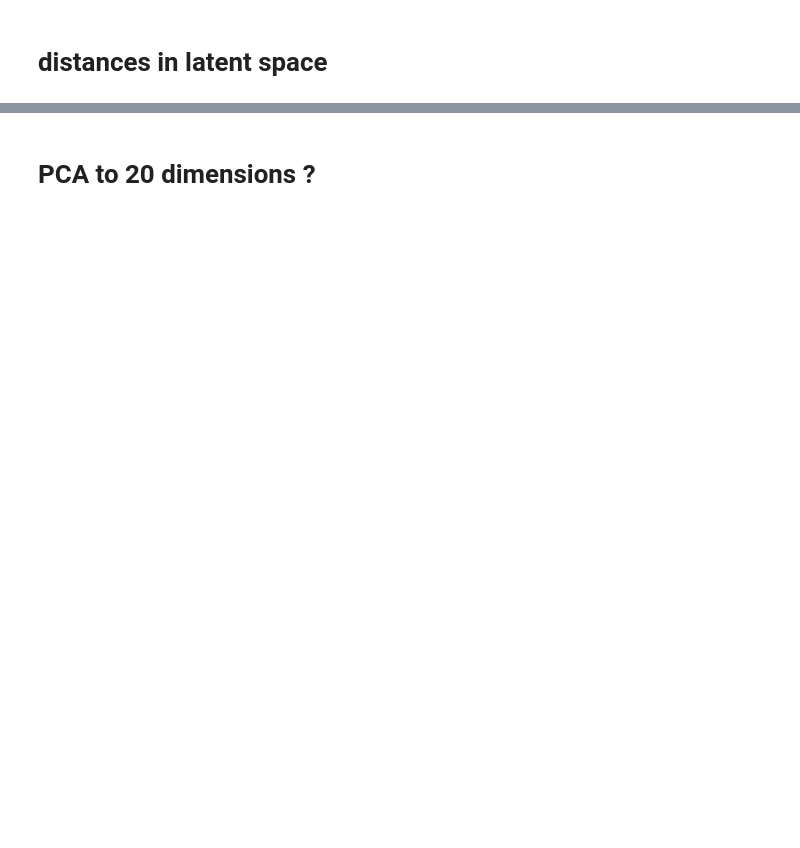
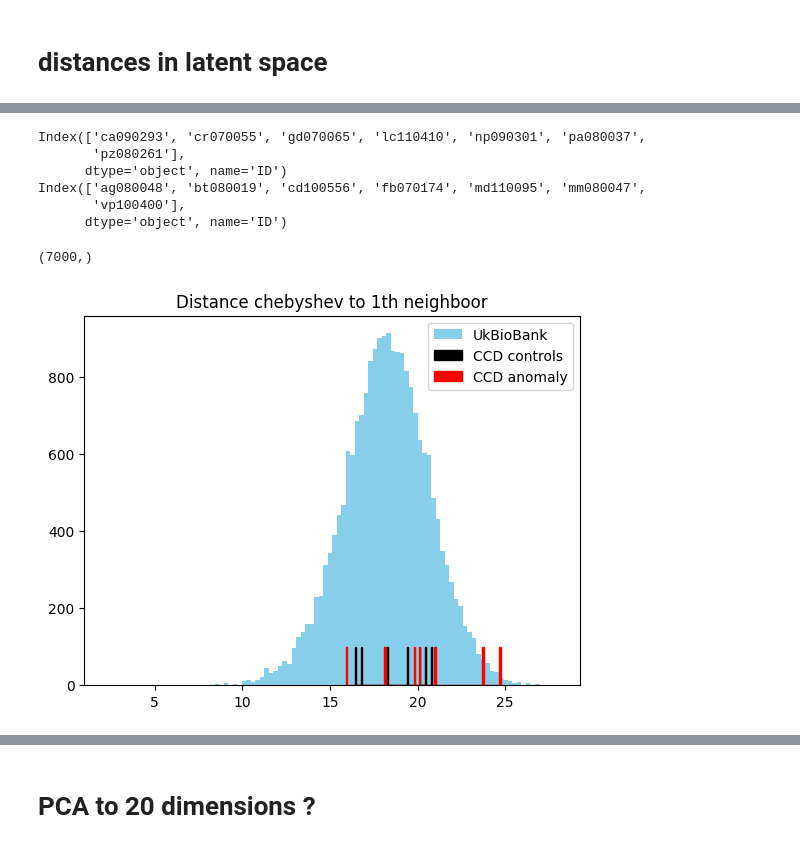
Before and after one commit to neurospin/champollion_V1, a Jupyter notebook: contrastive/notebooks/julien/CCD_anomaly_analysis.ipynb, the cells around one changed output, grey strips where cells are left out. Saved outputs shown, nothing was run; the diff lists cells and outputs as text; code cells hidden in the pictures; blank space fills up the shorter version.

```diff
--- a/contrastive/notebooks/julien/CCD_anomaly_analysis.ipynb
+++ b/contrastive/notebooks/julien/CCD_anomaly_analysis.ipynb
@@ -130,2 +130,2 @@ pairwise_dists = pairwise_distances(all_subs_bdd, metric='cosine')
 # %%
-sorted_dists = np.sort(pairwise_dists)
+sorted_dists = np.sort(pairwise_dists, axis=-1)
@@ -136,7 +132,10 @@ np.percentile(avges, 99.9)
+# %%
+df_sorted_dists = pd.DataFrame(data=sorted_dists, index=all_subs_embs.index, columns = [k for k in range(len(sorted_dists))])
 # %%
 # on peut couper au k-ième plus proche voisin et regarder la distribution de distance
-k = 20
-distance_to_kth_neighbour = sorted_dists[:, k]
+# un peu bizarre de faire une moyenne sur 7
+k = 1
+distance_to_kth_neighbour = df_sorted_dists[k]
 avges = []
 for i in range(10000):
     av = np.mean(distance_to_kth_neighbour[np.random.randint(0, 21045, 7)])
@@ -144,5 +143,4 @@ for i in range(10000):
 print(f'Average distance to {k}th neighboor in ukb {np.mean(avges):.5f}, std: {np.std(avges):.5f}, 99th percentile: {np.percentile(avges, 99)}, 99.9th percentile: {np.percentile(avges, 99.9)}, 99.99th percentile: {np.percentile(avges, 99.99)}')
 print(f'Average distance to {k}th neighboor in CCD controls: {np.mean(distance_to_kth_neighbour[21045:21052]):.5f}, std: {np.std(distance_to_kth_neighbour[21045:21052]):.5f}')
 print(f'Average distance to {k}th neighboor in CCD anomaly: {np.mean(distance_to_kth_neighbour[21052:21059]):.5f}, std: {np.std(distance_to_kth_neighbour[21052:21059]):.5f}')
-print(f'Individual distance in CCD: {distance_to_kth_neighbour[21052:21059]}')
 # %% [output]
@@ -157,0 +150,6 @@ What about individual subjects ? 2/7 sont plutôt dans la distribution, au moins
+# %%
+# ne plus faire des moyennes sur 7 sujets
+k = 1
+distance_to_kth_neighbour = df_sorted_dists[k]
+print(f'Individual distance in CCD anomaly: {distance_to_kth_neighbour[21052:21059]}')
+print(f'Individual distance in CCD controls: {distance_to_kth_neighbour[21045:21052]}')
@@ -157,0 +175,25 @@ What about individual subjects ? 2/7 sont plutôt dans la distribution, au moins
+# %%
+print(distance_to_kth_neighbour[21052:21059].index)
+print(distance_to_kth_neighbour[21045:21052].index)
+# %% [output]
+Index(['ca090293', 'cr070055', 'gd070065', 'lc110410', 'np090301', 'pa080037',
+       'pz080261'],
+      dtype='object', name='ID')
+Index(['ag080048', 'bt080019', 'cd100556', 'fb070174', 'md110095', 'mm080047',
+       'vp100400'],
+      dtype='object', name='ID')
+# %%
+np.stack([distance_to_kth_neighbour[21052:21059] for i in range(1000)]).flatten().shape
+# %% [output]
+(7000,)
+# %%
+fig, ax = plt.subplots()
+bins=100
+ax.hist(distance_to_kth_neighbour[:21045], label='UkBioBank', color='skyblue', bins=bins)
+ax.hist(np.stack([distance_to_kth_neighbour[21045:21052] for i in range(100)]).flatten(), label='CCD controls', color='black', ec='black', bins=bins)
+ax.hist(np.stack([distance_to_kth_neighbour[21052:21059] for i in range(100)]).flatten(), label='CCD anomaly', color='red', ec='red', bins=bins)
+plt.title(f'Distance {distance} to {k}th neighboor')
+plt.legend()
+plt.show()
+# %% [output]
+[figure, added]
```
Also changed, not shown: parts of 25 cells of this notebook, 8 other files.
